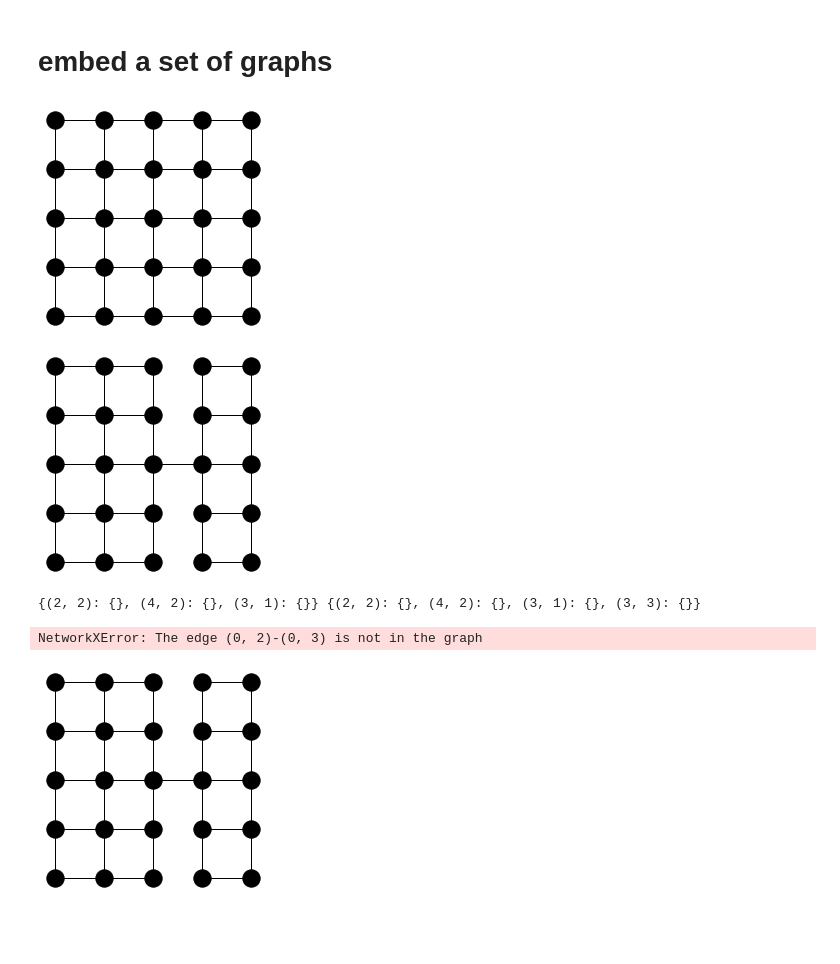
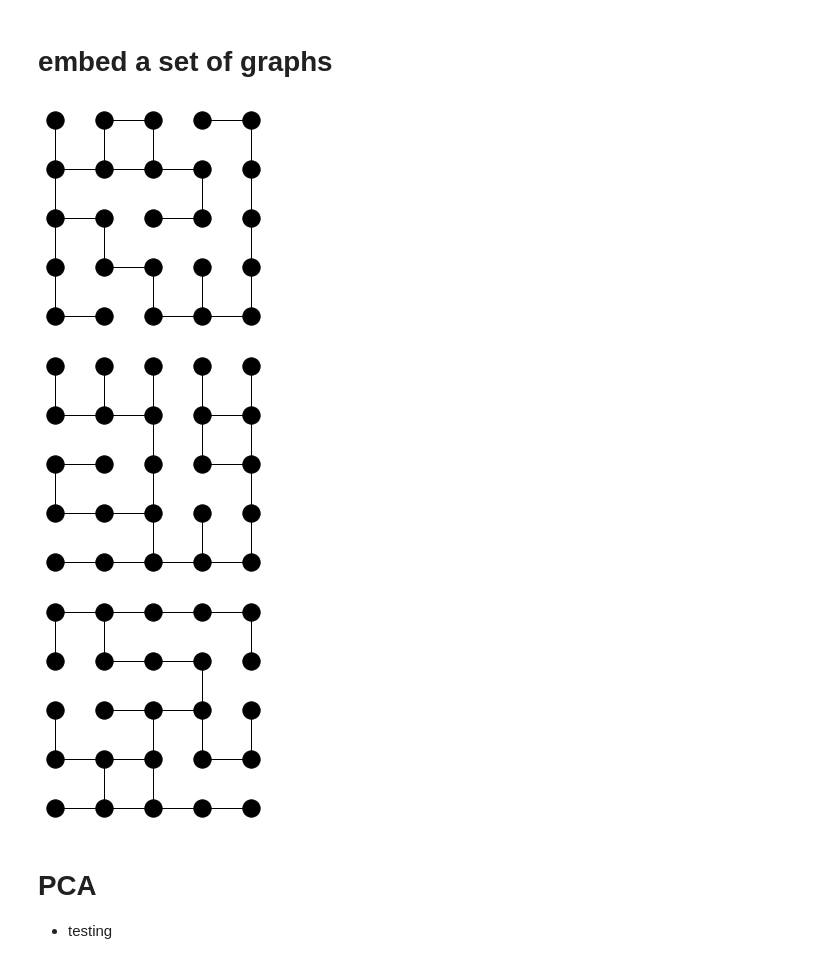
Before and after one commit to gguiomar/MazeX, a Jupyter notebook: mazeGenerator_v2_node2vec.ipynb, the cells around one changed output. Saved outputs shown, nothing was run; the diff lists cells and outputs as text; code cells hidden in the pictures; blank space fills up the shorter version.

```diff
--- a/mazeGenerator_v2_node2vec.ipynb
+++ b/mazeGenerator_v2_node2vec.ipynb
@@ -38,8 +39,8 @@ def plot_graph_matrix(G):
 def init_state(G):
     return list(G.nodes)[np.random.randint(len(G.nodes))]
 
-def draw_graph(G):
-    plt.figure(figsize=(3,3))
+def draw_graph(G, fig_size):
+    plt.figure(figsize=(fig_size[0], fig_size[1]))
     pos = {(x,y):(y,-x) for x,y in G.nodes()}
     nx.draw(G, pos=pos,
             node_color='k',
@@ -326,21 +326,8 @@ g1 = generate_connected_graphs(grid_size, 1, n_tries, 0)[0]
 g2 = generate_connected_graphs(grid_size, 1, n_tries, 0)[0]
 # %%
 for g in g_list:
-    draw_graph(g)
+    draw_graph(g, [3,3])
 # %% [output]
-[figure, old version]
+[figure, new version]
-[figure, old version]
+[figure, new version]
+[figure, added]
-# %%
-print(g_list[1][(3,2)], g_list[0][(3,2)])
-# %% [output]
-{(2, 2): {}, (4, 2): {}, (3, 1): {}} {(2, 2): {}, (4, 2): {}, (3, 1): {}, (3, 3): {}}
-# %%
-for i in range(grid_size):
-    g2.remove_edge((i,2),(i,3))
-# %% [output]
-NetworkXError: The edge (0, 2)-(0, 3) is not in the graph
-# %%
-g2.add_edge((2,2),(2,3))
-draw_graph(g)
-# %% [output]
-[figure, removed]
@@ -364,0 +334,3 @@ for w in walks:
+# %% [markdown]
+# PCA
+* testing
```
Also changed, not shown: parts of 22 cells of this notebook.
